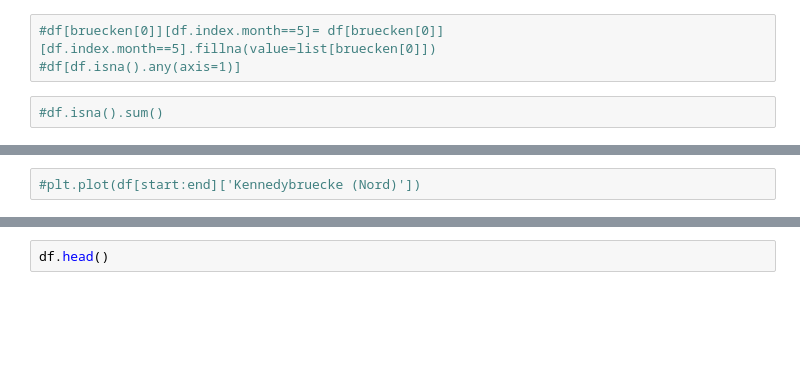
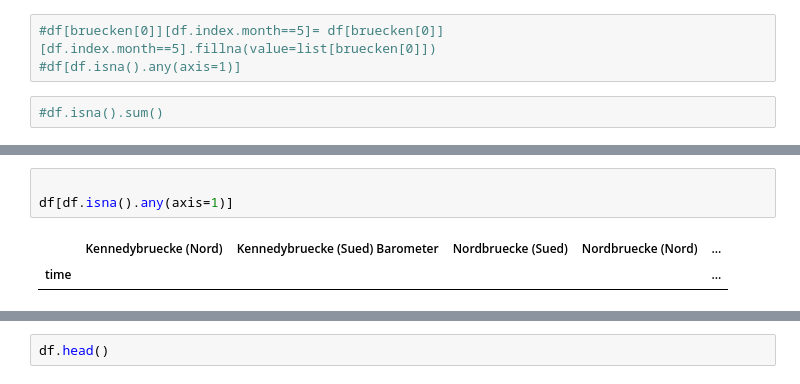
Before and after one commit to wooloflettuce/bonn-bike-count, a Jupyter notebook: Neuronales_Netz/NN2023.ipynb, the cells around one changed output, grey strips where cells are left out. Drawn from its saved outputs; the diff is of its cells as text; blank space fills up the shorter version.

```diff
--- a/Neuronales_Netz/NN2023.ipynb
+++ b/Neuronales_Netz/NN2023.ipynb
@@ -271,3 +204,7 @@ See the caveats in the documentation: https://pandas.pydata.org/pandas-docs/stab
 # %%
-#plt.plot(df[start:end]['Kennedybruecke (Nord)'])
+
+df[df.isna().any(axis=1)]
+# %% [output]
+|  | Kennedybruecke (Nord) | Kennedybruecke (Sued) Barometer | Nordbruecke (Sued) | Nordbruecke (Nord) | ... |
+| time |  |  |  |  | ... |
 # %%
```
Also changed, not shown: parts of 21 cells of this notebook, 4 other files.
